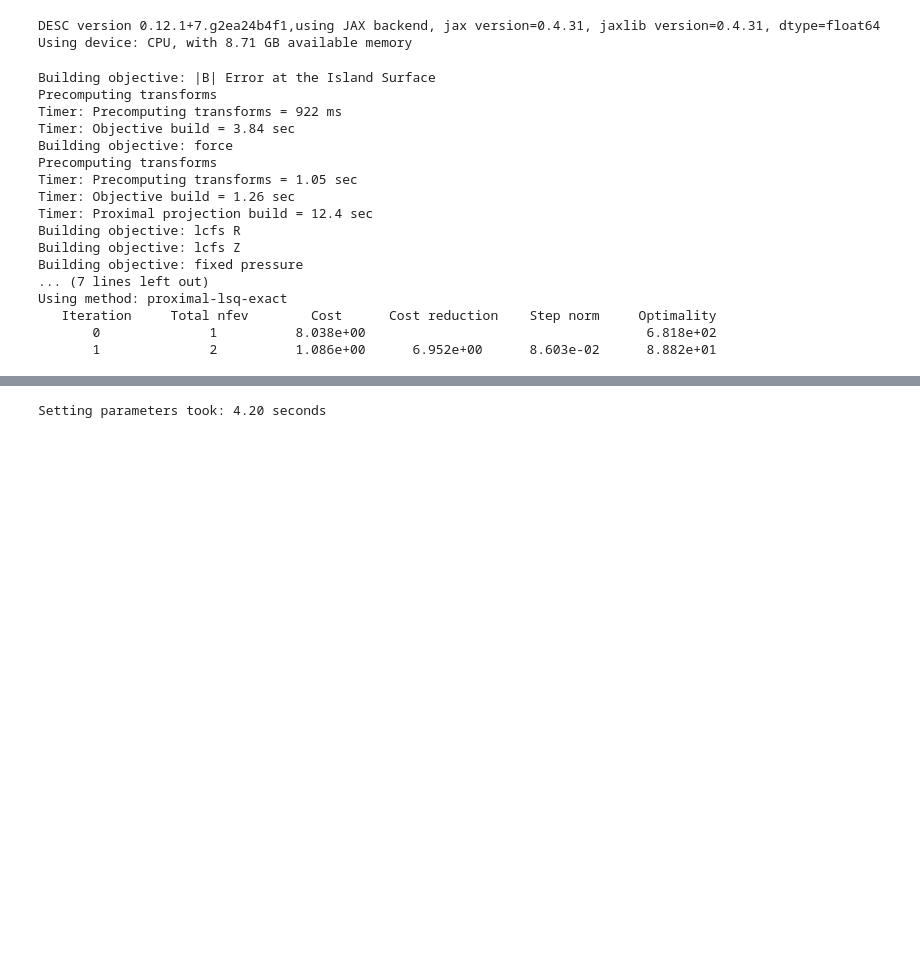
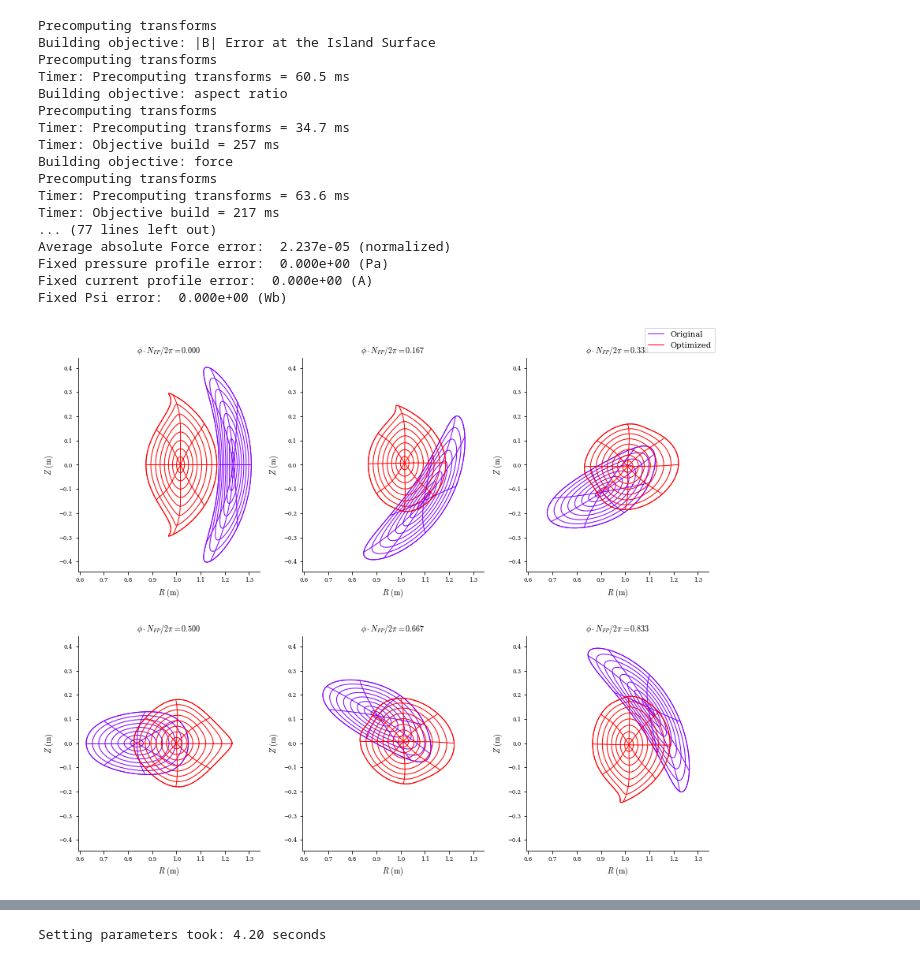
Before and after one commit to YigitElma/DEBUG-DESC, a Jupyter notebook: SurfaceIntegral/trial-1.ipynb, the cells around one changed output, grey strips where cells are left out. Cells and saved outputs as stored; diff of their text form; code cells hidden in the pictures; blank space fills up the shorter version.

```diff
--- a/SurfaceIntegral/trial-1.ipynb
+++ b/SurfaceIntegral/trial-1.ipynb
@@ -10,5 +10,6 @@ sys.path.append(os.path.abspath("../../"))
 # %%
 import numpy as np
+np.set_printoptions(linewidth=np.inf, suppress=False, threshold=sys.maxsize)
 %matplotlib inline
 import matplotlib.pyplot as plt
 from scipy.constants import mu_0
@@ -45,61 +46,86 @@ from desc.objectives import (
     FixPsi,
     FixPressure,
     FixCurrent,
+    Volume,
+    AspectRatio,
 )
-# %% [output]
-DESC version 0.12.1+7.g2ea24b4f1,using JAX backend, jax version=0.4.31, jaxlib version=0.4.31, dtype=float64
-Using device: CPU, with 8.71 GB available memory
 # %%
+fix_modes = 4
+island_rho = 0.5
+
 eq = get("precise_QA")
 eq_org = eq.copy()
 
+AR = eq.compute("R0/a")["R0/a"]
+ARbounds = (0.95 * AR, 1.05 * AR)
+
+V = eq.compute("V")["V"]
+Vbounds = (0.95 * V, 1.05 * V)
+
 optimizer = Optimizer("proximal-lsq-exact")
 # fix |m| <= "fix_modes" modes
-fix_modes = 3
-R_modes = eq.surface.R_basis.modes[
-    np.max(np.abs(eq.surface.R_basis.modes), 1) > fix_modes, :
-]
+
+R_modes = np.vstack(
+        (
+            [0, 0, 0],
+            eq.surface.R_basis.modes[
+                np.max(np.abs(eq.surface.R_basis.modes), 1) > fix_modes, :
+            ],
+        )
+    )
 Z_modes = eq.surface.Z_basis.modes[
     np.max(np.abs(eq.surface.Z_basis.modes), 1) > fix_modes, :
 ]
 constraints = (
     FixBoundaryR(eq=eq, modes=R_modes),
     FixBoundaryZ(eq=eq, modes=Z_modes),
     ForceBalance(eq=eq),
     FixPressure(eq=eq),
     FixCurrent(eq=eq),
     FixPsi(eq=eq),
 )
 objective = ObjectiveFunction(
     (
-        BFieldErrorAtIslandSurface(eq=eq, rho=0.5),
+        BFieldErrorAtIslandSurface(eq=eq, rho=island_rho),
+        AspectRatio(eq=eq, bounds=ARbounds),
     )
 )
+Berror = BFieldErrorAtIslandSurface(eq=eq, rho=island_rho)
+Berror.build()
+cost = Berror.compute(*Berror.xs(eq))
+
 eq.optimize(
     optimizer=optimizer,
     constraints=constraints,
     objective=objective,
     verbose=3,
     maxiter=100,
+    options={
+        # sometimes the default initial trust radius is too big, allowing the
+        # optimizer to take too large a step in a bad direction. If this happens,
+        # we can manually specify a smaller starting radius.
+        "initial_trust_radius": 0.5,
+    },
 )
 
 plot_comparison(eqs=[eq_org, eq], labels=["Original", "Optimized"]);
-plt.savefig("test-precise-QA.png", dpi=500)
+# plt.savefig("test-precise-QA.png", dpi=500)
 # %% [output]
+Precomputing transforms
 Building objective: |B| Error at the Island Surface
 Precomputing transforms
-Timer: Precomputing transforms = 922 ms
-Timer: Objective build = 3.84 sec
+Timer: Precomputing transforms = 60.5 ms
+Building objective: aspect ratio
+Precomputing transforms
+Timer: Precomputing transforms = 34.7 ms
+Timer: Objective build = 257 ms
 Building objective: force
 Precomputing transforms
-Timer: Precomputing transforms = 1.05 sec
-Timer: Objective build = 1.26 sec
-Timer: Proximal projection build = 12.4 sec
-Building objective: lcfs R
-Building objective: lcfs Z
-Building objective: fixed pressure
-... (7 lines left out)
-Using method: proximal-lsq-exact
-   Iteration     Total nfev        Cost      Cost reduction    Step norm     Optimality
-       0              1          8.038e+00                                    6.818e+02
-       1              2          1.086e+00      6.952e+00      8.603e-02      8.882e+01
+Timer: Precomputing transforms = 63.6 ms
+Timer: Objective build = 217 ms
+... (77 lines left out)
+Average absolute Force error:  2.237e-05 (normalized)
+Fixed pressure profile error:  0.000e+00 (Pa)
+Fixed current profile error:  0.000e+00 (A)
+Fixed Psi error:  0.000e+00 (Wb)
+[figure, added]
```
Also changed, not shown: parts of 2 cells of this notebook, 1 other file.
